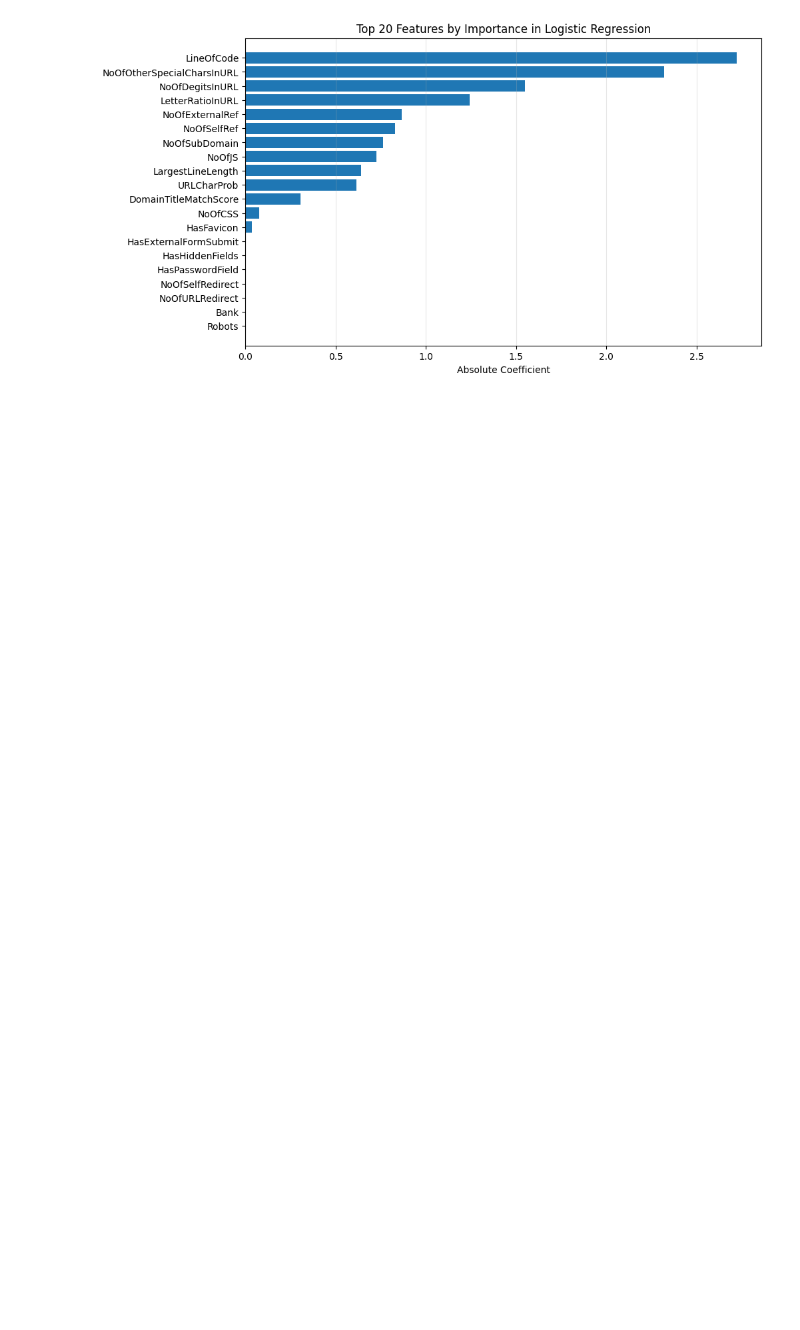
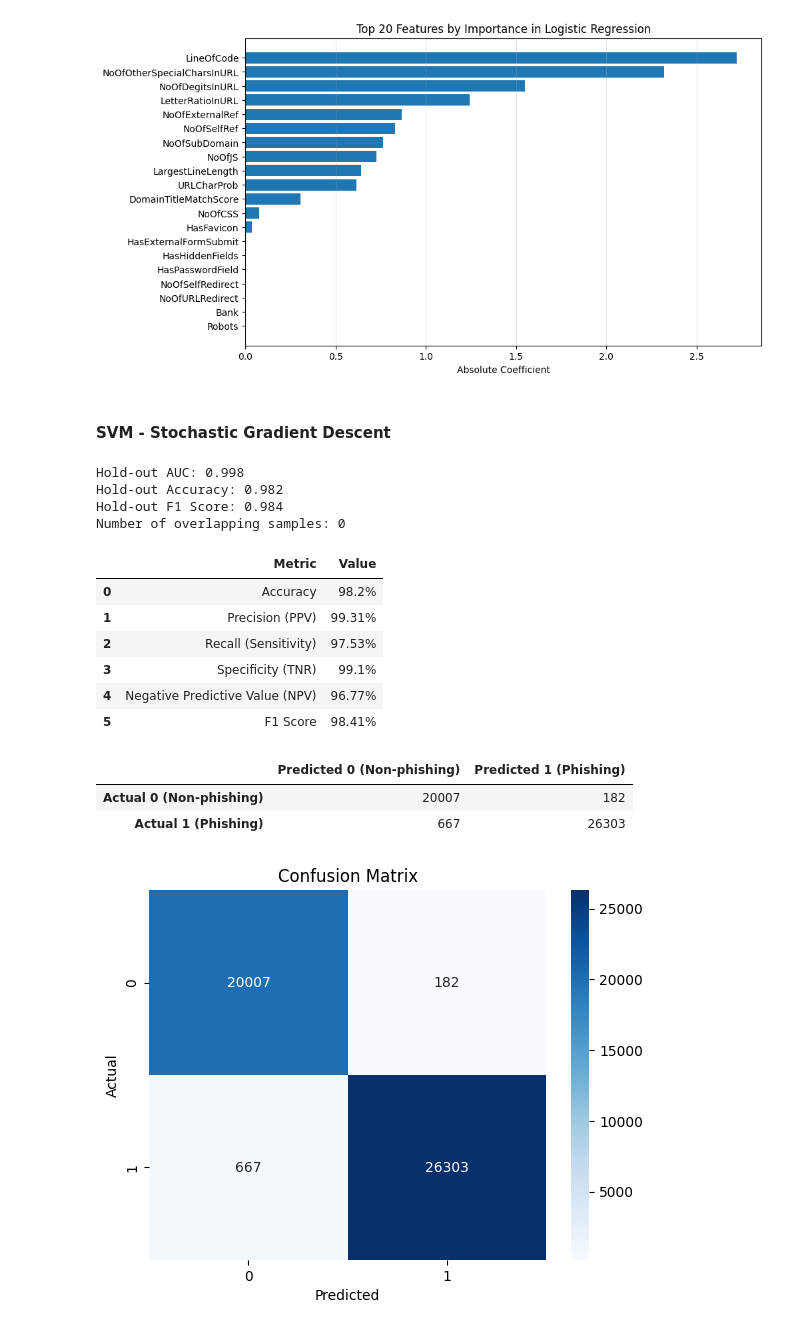
Before and after one commit to Scox97/DS7331_Group_Project, a Jupyter notebook: DS7331_GP2_Mini_Lab_1.ipynb, the cells around one changed output. Saved outputs shown, nothing was run; the diff lists cells and outputs as text; code cells hidden in the pictures; blank space fills up the shorter version.

```diff
--- a/DS7331_GP2_Mini_Lab_1.ipynb
+++ b/DS7331_GP2_Mini_Lab_1.ipynb
@@ -806,3 +757,49 @@ plt.grid(axis='x', alpha=0.3)
 plt.show()
 # %% [output]
 [figure]
+# %% [markdown]
+#### SVM - Stochastic Gradient Descent
+# %%
+## SVM
+to_scale = standard_scale_features + high_skew_features
+
+preprocessor = ColumnTransformer(
+    transformers=[
+        ("scale", StandardScaler(), to_scale),
+    ],
+    remainder="passthrough",
+)
+
+sdg = SGDClassifier(loss='hinge', alpha=0.01, penalty='l1', random_state=42)
+pipeline = Pipeline([("preprocessor", preprocessor), ("sdg", sdg)])
+
+
+pipeline.fit(X_train, y_train)
+y_decision = pipeline.decision_function(X_holdout)
+y_pred = pipeline.predict(X_holdout)
+
+holdout_auc = roc_auc_score(y_holdout, y_decision)
+holdout_acc = accuracy_score(y_holdout, y_pred)
+holdout_f1 = f1_score(y_holdout, y_pred)
+
+print(f"\nHold-out AUC: {holdout_auc:.3f}")
+print(f"Hold-out Accuracy: {holdout_acc:.3f}")
+print(f"Hold-out F1 Score: {holdout_f1:.3f}")
+
+validate_holdout(X_train, X_holdout, y_pred, y_holdout)
+# %% [output]
+Hold-out AUC: 0.998
+Hold-out Accuracy: 0.982
+Hold-out F1 Score: 0.984
+Number of overlapping samples: 0
+|  | Metric | Value |
+| 0 | Accuracy | 98.2% |
+| 1 | Precision (PPV) | 99.31% |
+| 2 | Recall (Sensitivity) | 97.53% |
+| 3 | Specificity (TNR) | 99.1% |
+| 4 | Negative Predictive Value (NPV) | 96.77% |
+| 5 | F1 Score | 98.41% |
+|  | Predicted 0 (Non-phishing) | Predicted 1 (Phishing) |
+| Actual 0 (Non-phishing) | 20007 | 182 |
+| Actual 1 (Phishing) | 667 | 26303 |
+[figure, added]
```
Also changed, not shown: parts of 9 cells of this notebook.
